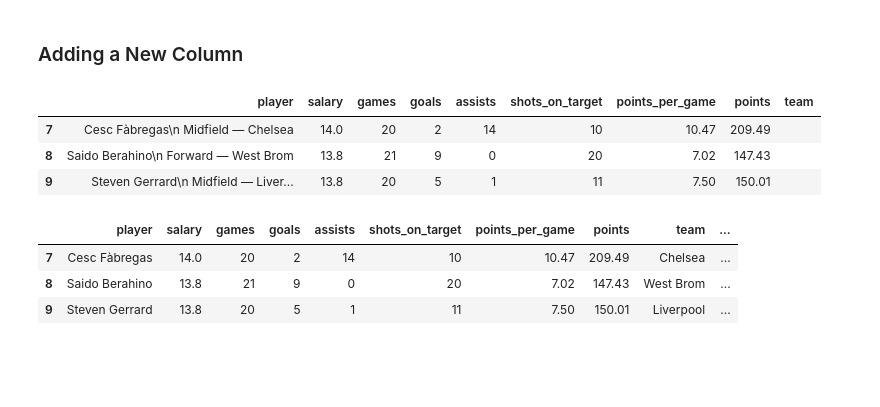
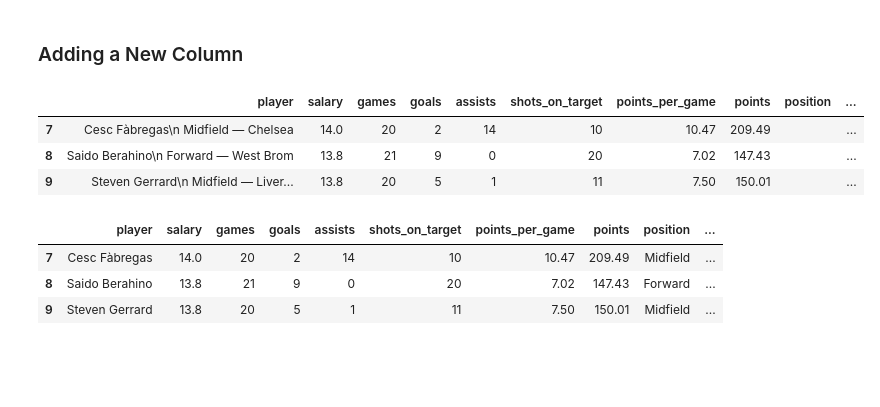
Before and after one commit to rasbt/python_reference, a Jupyter notebook: tutorials/things_in_pandas.ipynb, the cells around one changed output. Drawn from its saved outputs; the diff is of its cells as text; code cells hidden in the pictures.

Commit message:
insert fix

```diff
--- a/tutorials/things_in_pandas.ipynb
+++ b/tutorials/things_in_pandas.ipynb
@@ -139,15 +139,15 @@ df.tail()
 # %%
 df['team'] = pd.Series('', index=df.index)
 
 # or
-# df.insert(loc=9, column='team', value='')
+df.insert(loc=8, column='position', value='')
 
 df.tail(3)
 # %% [output]
-|  | player | salary | games | goals | assists | shots_on_target | points_per_game | points | team |
-| 7 | Cesc Fàbregas\n Midfield — Chelsea | 14.0 | 20 | 2 | 14 | 10 | 10.47 | 209.49 |  |
-| 8 | Saido Berahino\n Forward — West Brom | 13.8 | 21 | 9 | 0 | 20 | 7.02 | 147.43 |  |
-| 9 | Steven Gerrard\n Midfield — Liver... | 13.8 | 20 | 5 | 1 | 11 | 7.50 | 150.01 |  |
+|  | player | salary | games | goals | assists | shots_on_target | points_per_game | points | position | ... |
+| 7 | Cesc Fàbregas\n Midfield — Chelsea | 14.0 | 20 | 2 | 14 | 10 | 10.47 | 209.49 |  | ... |
+| 8 | Saido Berahino\n Forward — West Brom | 13.8 | 21 | 9 | 0 | 20 | 7.02 | 147.43 |  | ... |
+| 9 | Steven Gerrard\n Midfield — Liver... | 13.8 | 20 | 5 | 1 | 11 | 7.50 | 150.01 |  | ... |
 # %%
 # Processing `player` column
 
@@ -163,10 +163,10 @@ for idx,row in df.iterrows():
 
 df.tail(3)
 # %% [output]
-|  | player | salary | games | goals | assists | shots_on_target | points_per_game | points | team | ... |
-| 7 | Cesc Fàbregas | 14.0 | 20 | 2 | 14 | 10 | 10.47 | 209.49 | Chelsea | ... |
-| 8 | Saido Berahino | 13.8 | 21 | 9 | 0 | 20 | 7.02 | 147.43 | West Brom | ... |
-| 9 | Steven Gerrard | 13.8 | 20 | 5 | 1 | 11 | 7.50 | 150.01 | Liverpool | ... |
+|  | player | salary | games | goals | assists | shots_on_target | points_per_game | points | position | ... |
+| 7 | Cesc Fàbregas | 14.0 | 20 | 2 | 14 | 10 | 10.47 | 209.49 | Midfield | ... |
+| 8 | Saido Berahino | 13.8 | 21 | 9 | 0 | 20 | 7.02 | 147.43 | Forward | ... |
+| 9 | Steven Gerrard | 13.8 | 20 | 5 | 1 | 11 | 7.50 | 150.01 | Midfield | ... |
 # %% [markdown]
 <br>
 <br>
```
Also changed, not shown: parts of 11 cells of this notebook.
